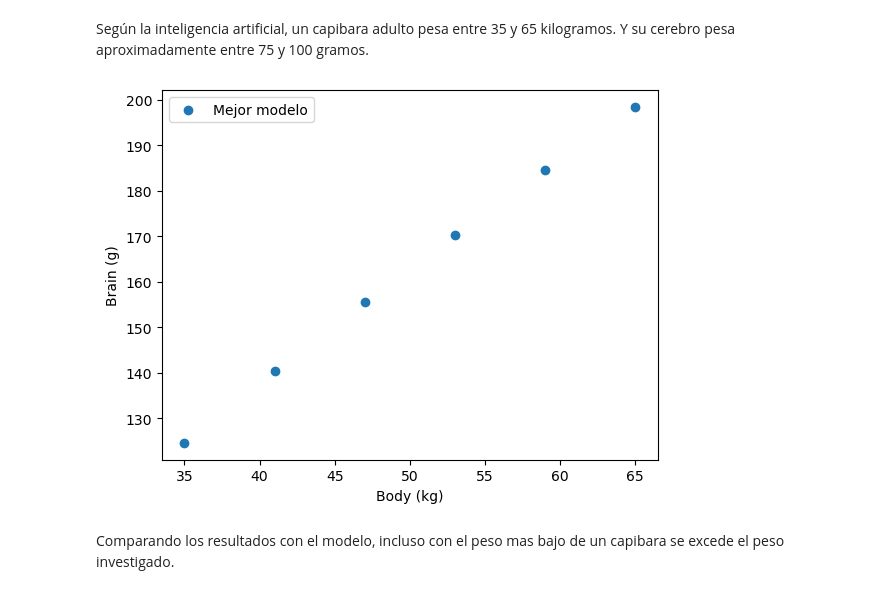
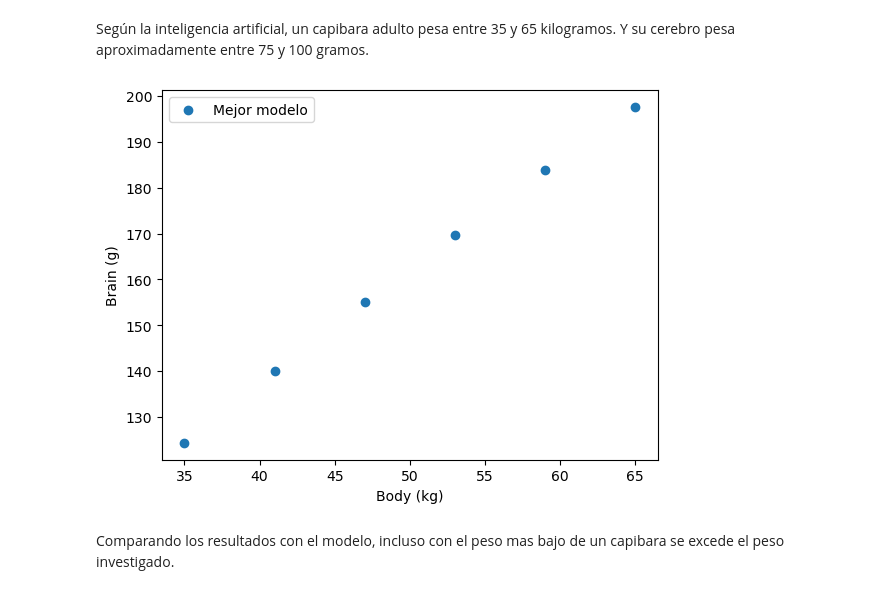
Before and after one commit to AlanContrerasPrieto/Portafolio-de-implementacion, a Jupyter notebook: Modulo 1/Linear_model_lab_2025.ipynb, the cells around one changed output. Drawn from its saved outputs; the diff is of its cells as text; code cells hidden in the pictures.

```diff
--- a/Modulo 1/Linear_model_lab_2025.ipynb
+++ b/Modulo 1/Linear_model_lab_2025.ipynb
@@ -481,29 +495,18 @@ Según la inteligencia artificial, un capibara adulto pesa entre 35 y 65 kilogra
 # %%
 body_min = 35
 body_max = 65
 x = np.linspace(body_min, body_max, 6)
-din = 0
 res = []
-
-#r1= model1.predict((1,np.log(body)))     # Cosas de dinosaurios
-#print("Modelo 1: ", np.exp(r1))
-#r2= model2.predict((1,np.log(i),         0,0,0))
-#print("Modelo 2: ", np.exp(r2))
-#r3= model3.predict((1,np.log(body),      0))
-#print("Modelo 3: ", np.exp(r3))
-#r4= model4.predict((1,np.log(body),      din,np.log(body)*din))
-#print("Modelo 4: ", np.exp(r4))
-
-for i in x:
-    r2= model2.predict((1,np.log(i),      0,0,0))
+for i in x:                               # Cosas de dinosaurios
+    r2= model3.predict((1,np.log(i),      0))
     res.append(np.exp(r2))
 
 plt.scatter(x, res, label="Mejor modelo")
 plt.xlabel("Body (kg)")
 plt.ylabel("Brain (g)")
 plt.legend()
 plt.show()
 # %% [output]
-[figure, old version]
+[figure, new version]
 # %% [markdown]
 Comparando los resultados con el modelo, incluso con el peso mas bajo de un capibara se excede el peso investigado.
```
Also changed, not shown: parts of 7 cells of this notebook, 4 other files.
